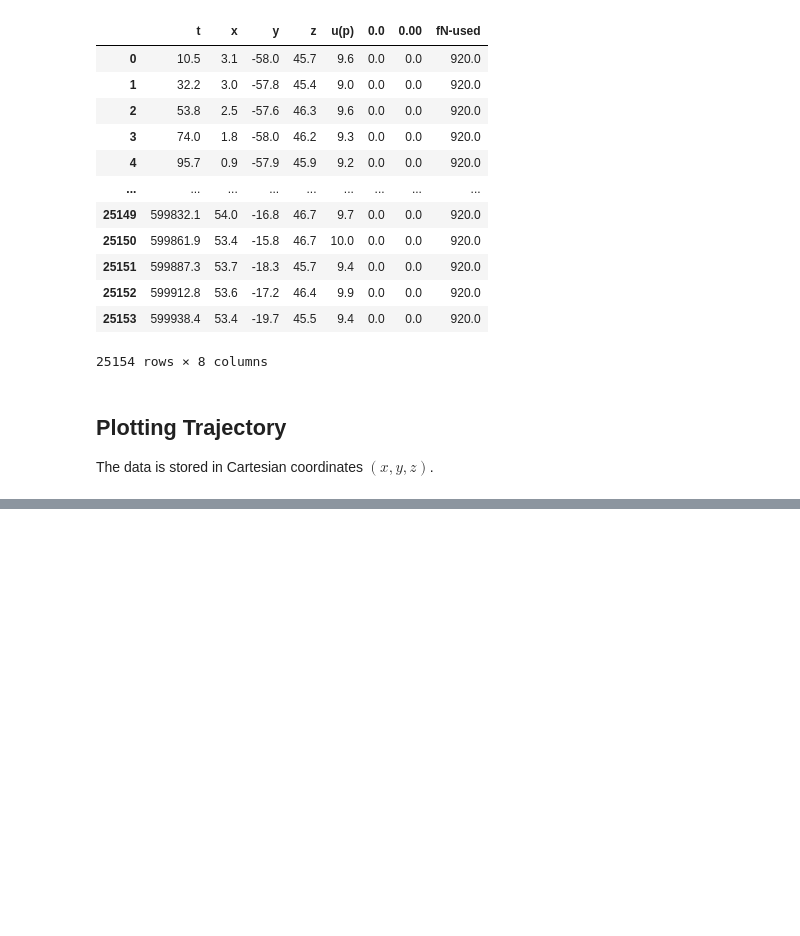
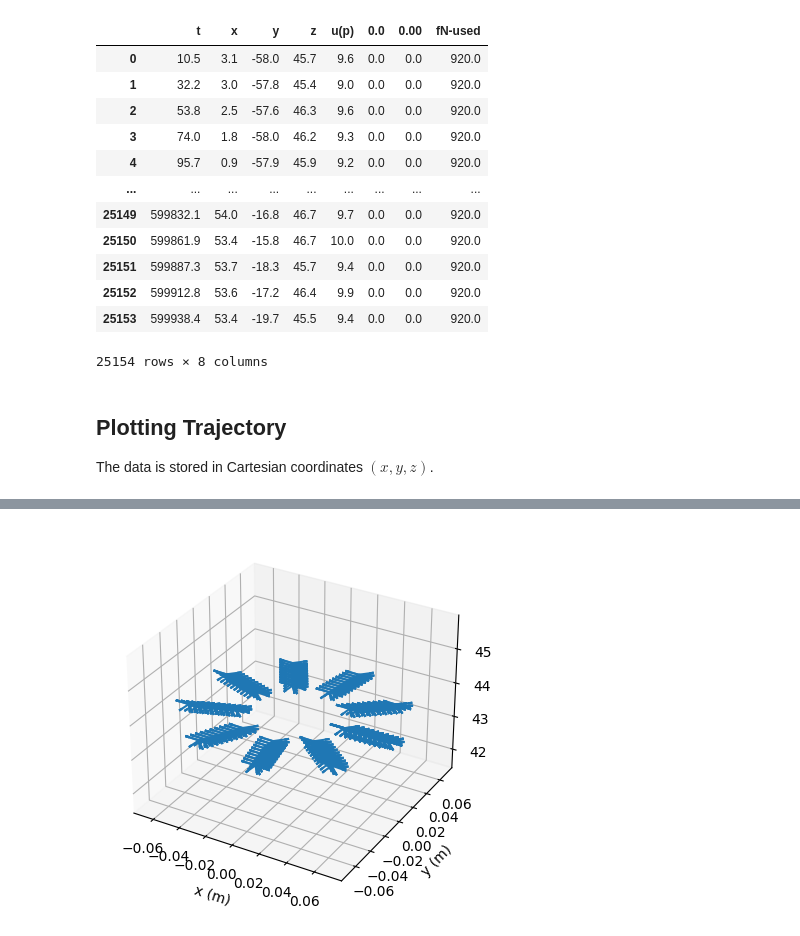
Before and after one commit to PEPT-Data-Analysis-Group/PEPT-, a Jupyter notebook: Water.ipynb, the cells around one changed output, grey strips where cells are left out. Drawn from its saved outputs; the diff is of its cells as text; code cells hidden in the pictures; blank space fills up the shorter version.

```diff
--- a/Water.ipynb
+++ b/Water.ipynb
@@ -81,0 +83,6 @@ plt.show()
+# %%
+vel = {
+    "Vx": [],
+    "Vy": [],
+    "Vz": []
+}
@@ -81,0 +131,31 @@ plt.show()
+# %%
+n = 10
+r1 = 3.775/100
+r2 = 6.95/100
+assert(r1<r2)
+
+r = np.linspace(r1, r2, n)
+theta = np.linspace(0, 2 * np.pi, n)
+z = np.linspace(min(df["z"]), max(df["z"]), 1)
+
+R, Theta, Z = np.meshgrid(r, theta, z)
+
+l = len(vel_df)
+
+X = R * np.cos(Theta)
+Y = R * np.sin(Theta)
+
+Vx = vel_df.iloc[::l//(n-1),0]
+Vy = vel_df.iloc[::l//(n-1),1]
+Vz = vel_df.iloc[::l//(n-1),2]
+#Vx, Vy, Vz = np.meshgrid(vx, vy, vz)
+# %%
+fig = plt.figure()
+ax = fig.add_subplot(111, projection='3d')
+ax.quiver(X, Y, Z, Vx, Vy, Vz, length = 0.4, normalize = False)
+ax.set_xlabel('x (m)')
+ax.set_ylabel('y (m)')
+ax.set_zlabel('z (m)')
+plt.show()
+# %% [output]
+[figure, added]
```
Also changed, not shown: parts of 5 cells of this notebook.
